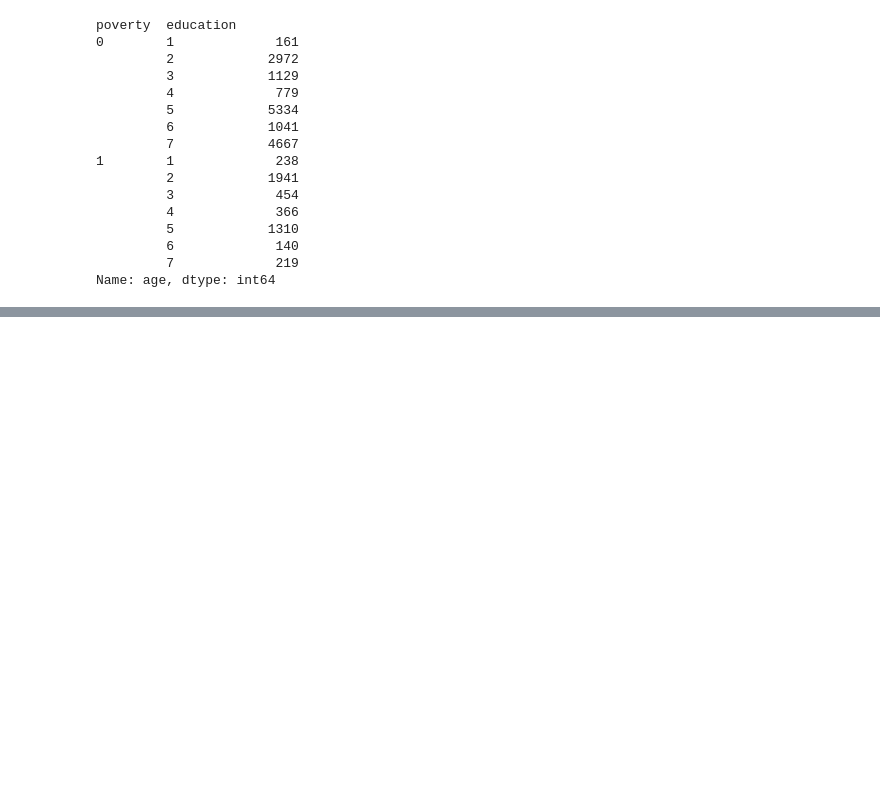
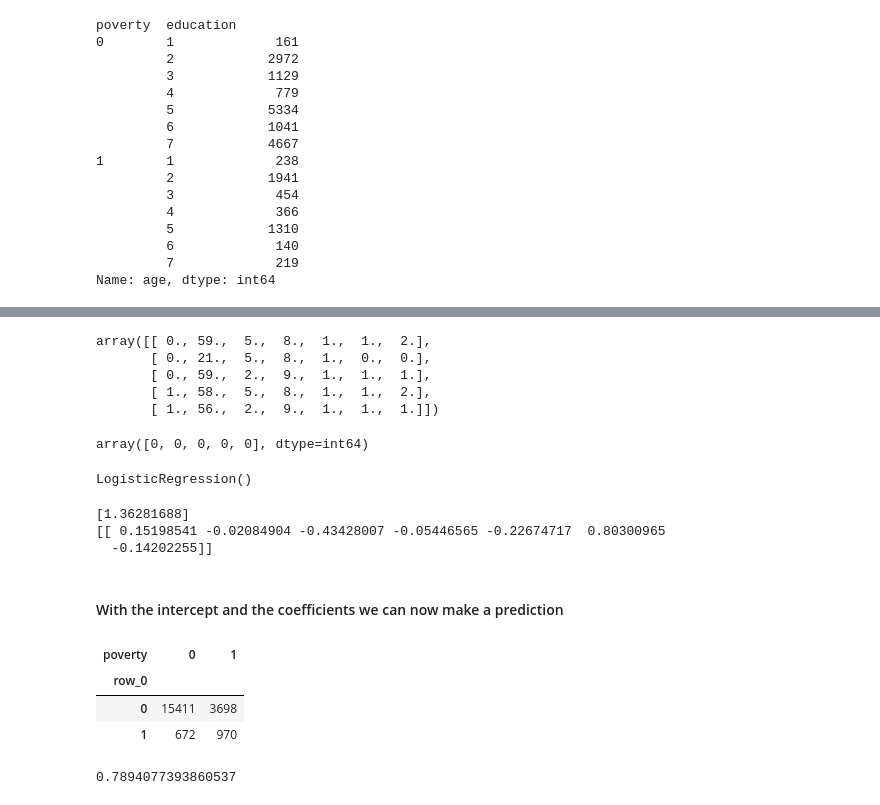
Before and after one commit to AndreAmaral0802/Brazil_Poverty, a Jupyter notebook: Poverty_Brazil.ipynb, the cells around one changed output, grey strips where cells are left out. Saved outputs shown, nothing was run; the diff lists cells and outputs as text; code cells hidden in the pictures; blank space fills up the shorter version.

```diff
--- a/Poverty_Brazil.ipynb
+++ b/Poverty_Brazil.ipynb
@@ -728,0 +653,45 @@ jaccard_score(y_test, yhat)
+# %%
+# Initialise the regression model
+LR = linear_model.LogisticRegression(solver = 'lbfgs')
+# %%
+X = np.asarray(data[['woman', 'age', 'education', 'work', 'metropolitan_area', 'non_white', 'work_permit']])
+X[0:5]
+# %% [output]
+array([[ 0., 59.,  5.,  8.,  1.,  1.,  2.],
+       [ 0., 21.,  5.,  8.,  1.,  0.,  0.],
+       [ 0., 59.,  2.,  9.,  1.,  1.,  1.],
+       [ 1., 58.,  5.,  8.,  1.,  1.,  2.],
+       [ 1., 56.,  2.,  9.,  1.,  1.,  1.]])
+# %%
+y = np.asarray(data['poverty'])
+y[0:5]
+# %% [output]
+array([0, 0, 0, 0, 0], dtype=int64)
+# %%
+# Train the model
+LR.fit(X, y)
+# %% [output]
+LogisticRegression()
+# %%
+# Check trained model intercept
+print(LR.intercept_)
+
+# Check trained model coefficients
+print(LR.coef_)
+# %% [output]
+[1.36281688]
+[[ 0.15198541 -0.02084904 -0.43428007 -0.05446565 -0.22674717  0.80300965
+  -0.14202255]]
+# %% [markdown]
+#### With the intercept and the coefficients we can now make a prediction
+# %%
+# Make the prediction
+Pred = LR.predict(X)
+
+# Generate the table
+pd.crosstab(Pred, data['poverty'])
+# %% [output]
+| poverty | 0 | 1 |
+| row_0 |  |  |
+| 0 | 15411 | 3698 |
+| 1 | 672 | 970 |
@@ -728,0 +709,5 @@ jaccard_score(y_test, yhat)
+# %%
+# Checking the accuracy of the model
+LR.score(X, y)
+# %% [output]
+0.7894077393860537
```
Also changed, not shown: parts of 21 cells of this notebook.
